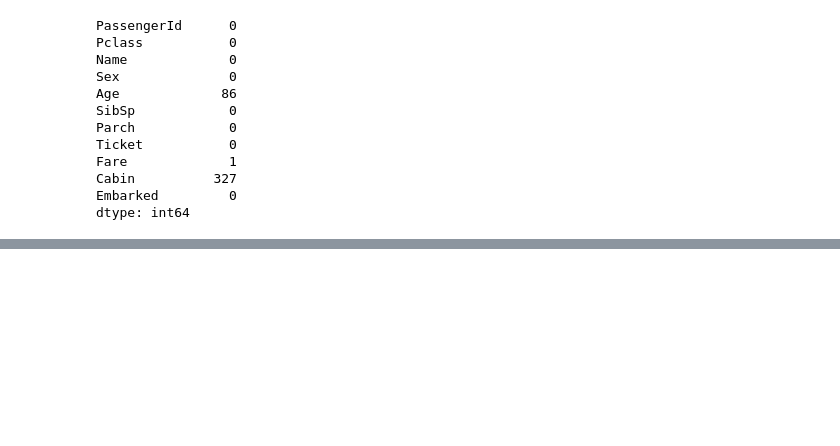
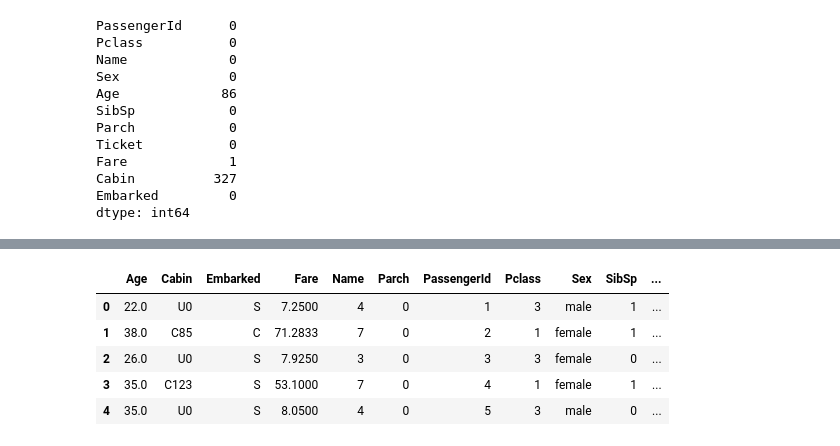
Before and after one commit to JacobYRJ/kaggle_learning, a Jupyter notebook: test.ipynb, the cells around one changed output, grey strips where cells are left out. Cells and saved outputs as stored; diff of their text form; code cells hidden in the pictures; blank space fills up the shorter version.

```diff
--- a/test.ipynb
+++ b/test.ipynb
@@ -183,0 +193,2 @@ NameError: name 'ax' is not defined
+# %%
+_ = train.set_value(train.Embarked.isnull(),'Embarked','C')
@@ -183,0 +217,5 @@ NameError: name 'ax' is not defined
+# %%
+_ = test.set_value(test.Fare.isnull(),'Fare',8.05)
+# %%
+full = pd.concat([train,test],ignore_index=True)
+_ = full.set_value(full.Cabin.isnull(),"Cabin",'U0')
@@ -183,0 +224,13 @@ NameError: name 'ax' is not defined
+# %%
+names = full.Name.map(lambda x : len(re.split(' ',x)))
+_ = full.set_value(full.index,'Name',names)
+del names
+# %%
+full.head(5)
+# %% [output]
+|  | Age | Cabin | Embarked | Fare | Name | Parch | PassengerId | Pclass | Sex | SibSp | ... |
+| 0 | 22.0 | U0 | S | 7.2500 | 4 | 0 | 1 | 3 | male | 1 | ... |
+| 1 | 38.0 | C85 | C | 71.2833 | 7 | 0 | 2 | 1 | female | 1 | ... |
+| 2 | 26.0 | U0 | S | 7.9250 | 3 | 0 | 3 | 3 | female | 0 | ... |
+| 3 | 35.0 | C123 | S | 53.1000 | 7 | 0 | 4 | 1 | female | 1 | ... |
+| 4 | 35.0 | U0 | S | 8.0500 | 4 | 0 | 5 | 3 | male | 0 | ... |
```
Also changed, not shown: parts of 9 cells of this notebook.
